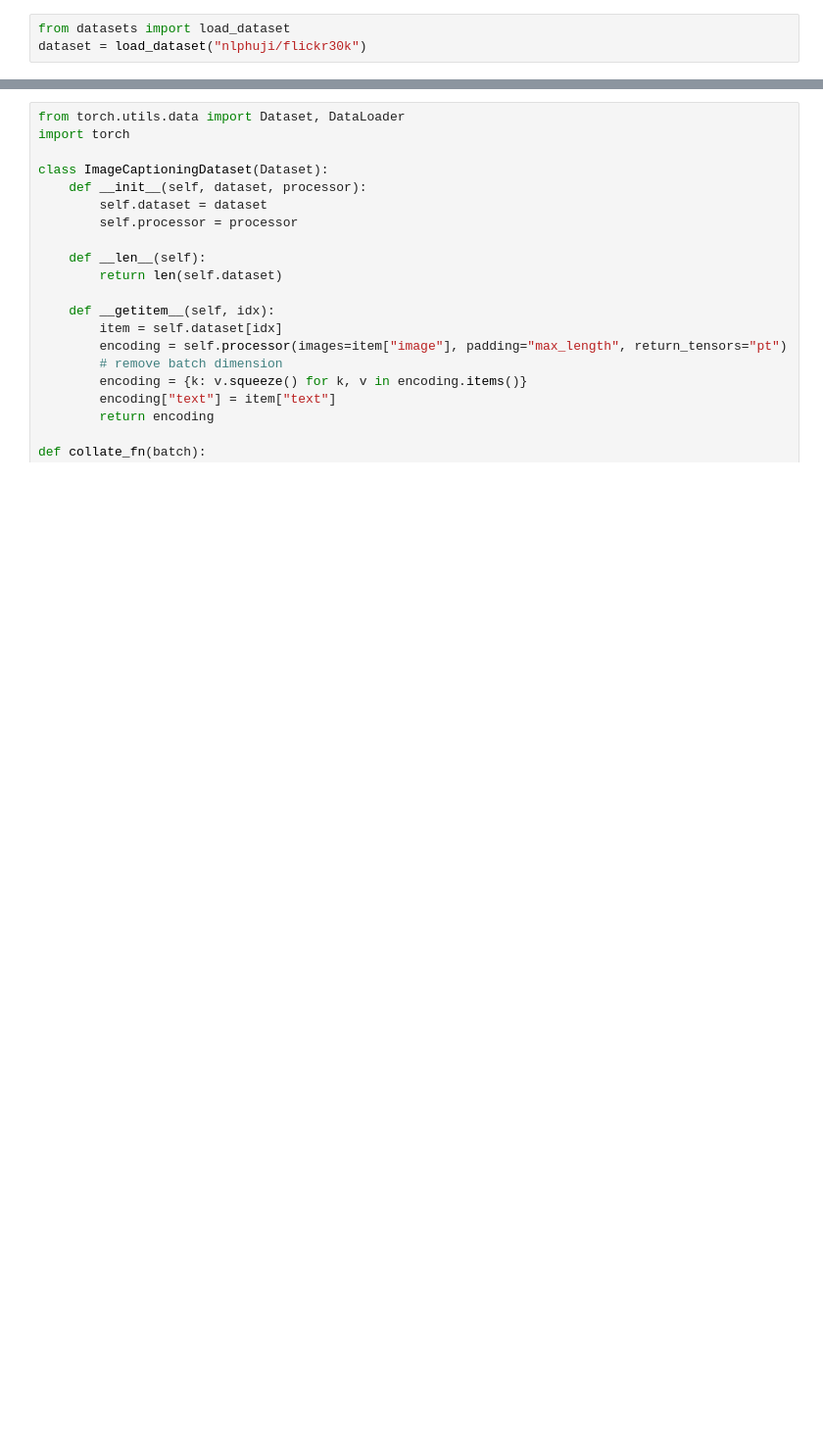
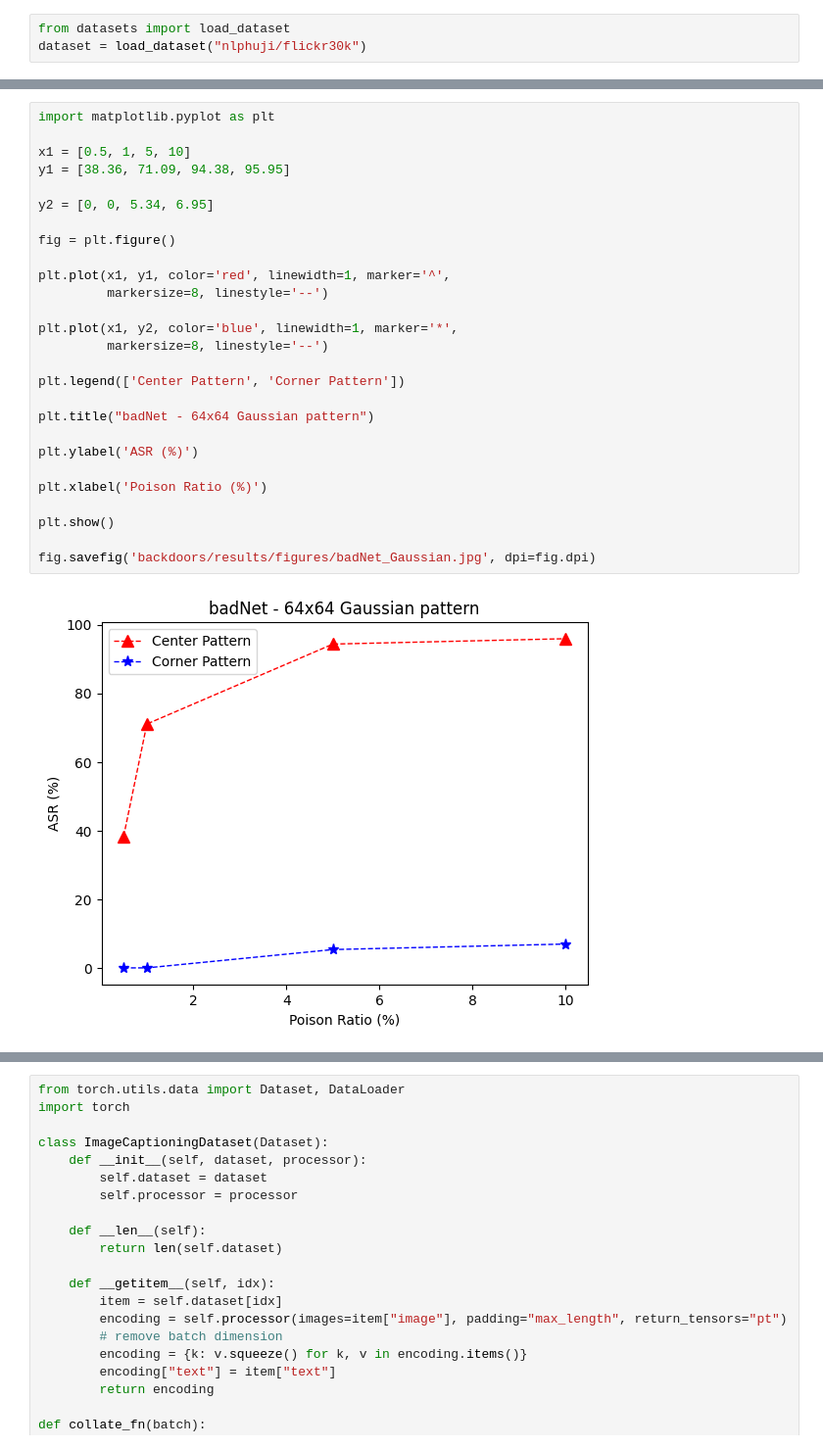
Before and after one commit to luandangsama/LAVIS, a Jupyter notebook: run.ipynb, the cells around one changed output, grey strips where cells are left out. Shown at 98% size. Drawn from its saved outputs; the diff is of its cells as text; blank space fills up the shorter version.

```diff
--- a/run.ipynb
+++ b/run.ipynb
@@ -3,0 +97,29 @@ dataset = load_dataset("nlphuji/flickr30k")
+# %%
+import matplotlib.pyplot as plt
+
+x1 = [0.5, 1, 5, 10]
+y1 = [38.36, 71.09, 94.38, 95.95]
+
+y2 = [0, 0, 5.34, 6.95]
+
+fig = plt.figure()
+
+plt.plot(x1, y1, color='red', linewidth=1, marker='^',
+         markersize=8, linestyle='--')
+
+plt.plot(x1, y2, color='blue', linewidth=1, marker='*',
+         markersize=8, linestyle='--')
+
+plt.legend(['Center Pattern', 'Corner Pattern'])
+
+plt.title("badNet - 64x64 Gaussian pattern")
+
+plt.ylabel('ASR (%)')
+
+plt.xlabel('Poison Ratio (%)')
+
+plt.show()
+
+fig.savefig('backdoors/results/figures/badNet_Gaussian.jpg', dpi=fig.dpi)
+# %% [output]
+[figure, added]
```
Also changed, not shown: parts of 13 cells of this notebook, 7 other files.
